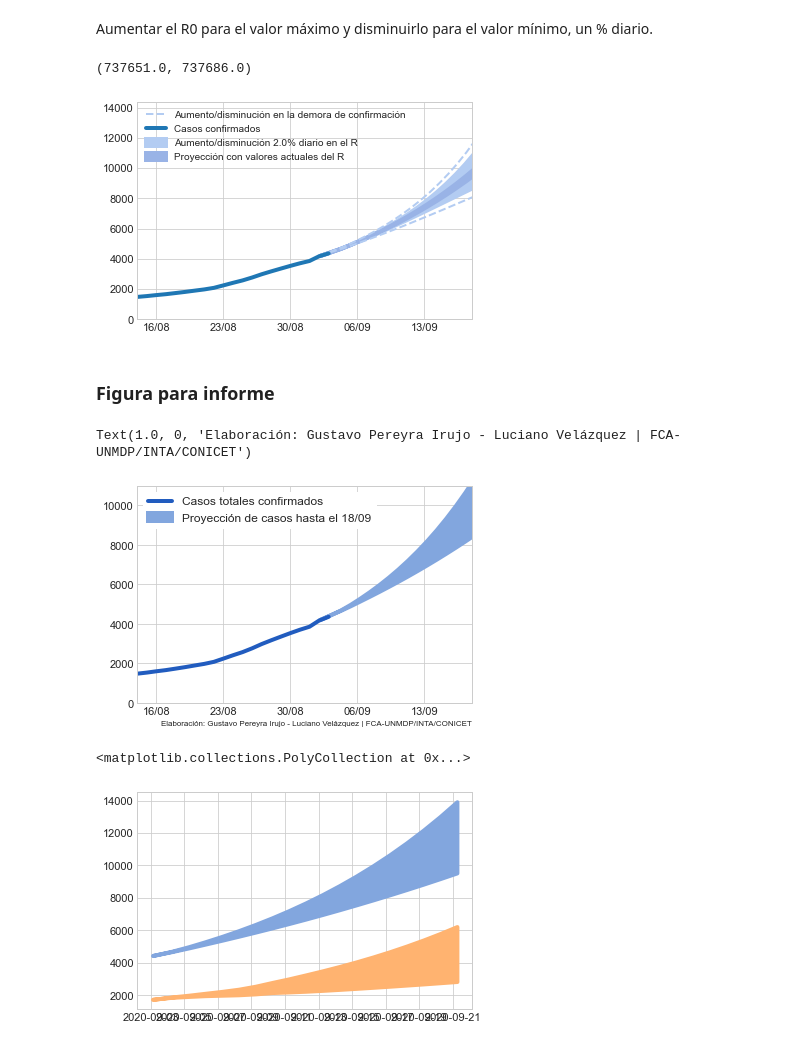
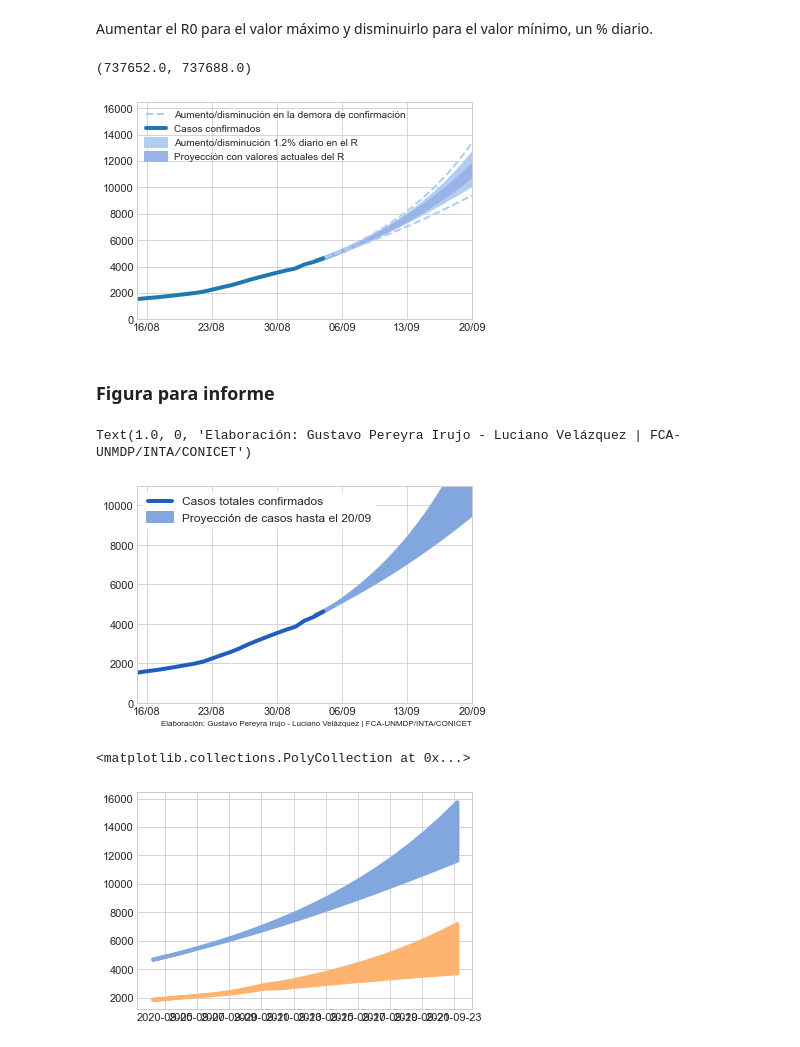
Before and after one commit to gpereyrairujo/modelos-covid19, a Jupyter notebook: proyecciones_municipios/proyeccion_SEIR_minsal_general_pueyrredon.ipynb, the cells around one changed output. Saved outputs shown, nothing was run; the diff lists cells and outputs as text; code cells hidden in the pictures.

```diff
--- a/proyecciones_municipios/proyeccion_SEIR_minsal_general_pueyrredon.ipynb
+++ b/proyecciones_municipios/proyeccion_SEIR_minsal_general_pueyrredon.ipynb
@@ -47,7 +47,7 @@ duracion_ajuste_3 =  7
 duracion_lag = 7
 
 # duración de la proyección
-duracion_proyeccion = 15
+duracion_proyeccion = 16
 # %% [markdown]
 ### Otras configuraciones
 
@@ -707,7 +707,7 @@ plt.gca().set_xlim(right=resultado_simulacion_1['fecha'].iloc[-1])
 Aumentar el R0 para el valor máximo y disminuirlo para el valor mínimo, un % diario.
 # %%
 filas = len(maximo_proyeccion.index)
-variacion_diaria = 0.02
+variacion_diaria = 0.012
 
 R0 = maximo_proyeccion.loc[0,'R0']
 maximo_proyeccion_aumento_R0          = maximo_proyeccion.copy()
@@ -770,8 +770,8 @@ plt.gca().set_ylim(bottom=0)
 plt.gca().set_xlim(left =resultado_simulacion_1['fecha'].iloc[ 0])
 plt.gca().set_xlim(right=resultado_simulacion_1['fecha'].iloc[-1])
 # %% [output]
-(737651.0, 737686.0)
+(737652.0, 737688.0)
-[figure, old version]
+[figure, new version]
 # %% [markdown]
 ### Figura para informe
 # %%
@@ -809,7 +809,7 @@ plt.gca().set_xlim(right=resultado_simulacion_1['fecha'].iloc[-1])
 plt.xlabel('Elaboración: Gustavo Pereyra Irujo - Luciano Velázquez | FCA-UNMDP/INTA/CONICET', horizontalalignment='right', x=1.0)
 # %% [output]
 Text(1.0, 0, 'Elaboración: Gustavo Pereyra Irujo - Luciano Velázquez | FCA-UNMDP/INTA/CONICET')
-[figure, old version]
+[figure, new version]
 # %%
 # hacer series de datos uniendo los casos confirmados y la proyección
 proyeccion_completa = pd.DataFrame(columns=['fecha', 'totales_maximo', 'totales_minimo', 'activos_maximo', 'activos_minimo'])
@@ -832,42 +832,42 @@ cantidad_datos_proyectados = minimo_proyeccion_menor_R0['Ia'].count()
 for f in range(cantidad_datos_proyectados):
     ultima_fila = ultima_fila + 1
     proyeccion_completa.loc[ultima_fila, 'fecha']          = minimo_proyeccion_menor_R0.loc[f, 'fecha']
-    proyeccion_completa.loc[ultima_fila, 'totales_minimo'] = int(minimo_proyeccion_menor_R0.loc[f, 'Ia'])
-    proyeccion_completa.loc[ultima_fila, 'totales_maximo'] = int(maximo_proyeccion_mayor_R0.loc[f, 'Ia'])
+    proyeccion_completa.loc[ultima_fila, 'totales_minimo'] = int(minimo_proyeccion_disminucion_R0.loc[f, 'Ia'])
+    proyeccion_completa.loc[ultima_fila, 'totales_maximo'] = int(maximo_proyeccion_aumento_R0.loc[f, 'Ia'])
 
 # calcular activos
 dias_alta = 12 - demora
 proyeccion_completa['activos_minimo'] = proyeccion_completa['totales_minimo'].diff(periods=dias_alta)
 proyeccion_completa['activos_maximo'] = proyeccion_completa['totales_maximo'].diff(periods=dias_alta)
 
 # recortar la tabla de datos para que coincida con las proyecciones
 cantidad_filas_proyeccion = len(resultado_simulacion_1)
 proyeccion_completa = proyeccion_completa.tail(cantidad_filas_proyeccion).reset_index(drop=True)
 
 # agregar fecha corregida por demora en confirmación
 proyeccion_completa['fecha_confirmacion'] = resultado_simulacion_1['fecha_confirmacion']
 
 # recortar la tabla
 proyeccion_completa = proyeccion_completa.tail(duracion_proyeccion + demora + 1).reset_index(drop=True)
 
 plt.fill_between(
     proyeccion_completa['fecha_confirmacion'],
     proyeccion_completa['totales_minimo'],
     proyeccion_completa['totales_maximo'],
     color=[0.51,0.65,0.87],
     lw=4,
     label='Proyección de casos hasta el ' + str(fecha_fin_proyeccion))
 
 plt.fill_between(
     proyeccion_completa['fecha_confirmacion'],
     proyeccion_completa['activos_minimo'],
     proyeccion_completa['activos_maximo'],
     color=[1.00,0.70,0.44],
     lw=4,
     label='Proyección de casos hasta el ' + str(fecha_fin_proyeccion))
 # %% [output]
 <matplotlib.collections.PolyCollection at 0x...>
-[figure, old version]
+[figure, new version]
 # %%
 fecha_fin_proyeccion = resultado_simulacion_1['fecha'].dt.strftime('%d/%m').iloc[-1]
 
```
Also changed, not shown: parts of 14 cells of this notebook.
